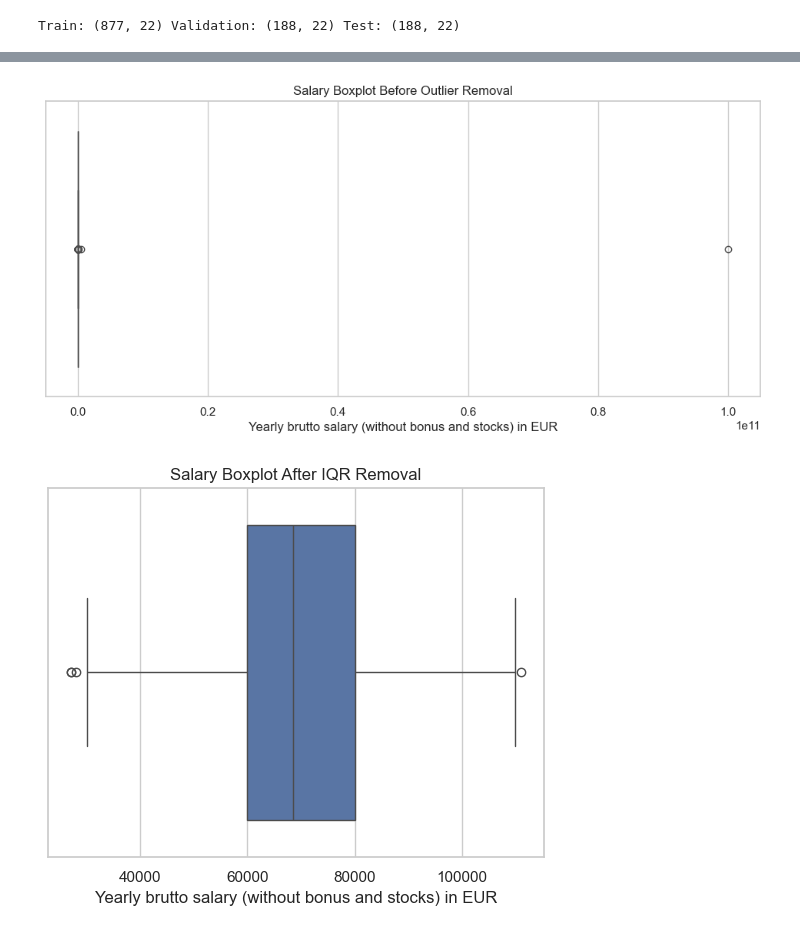
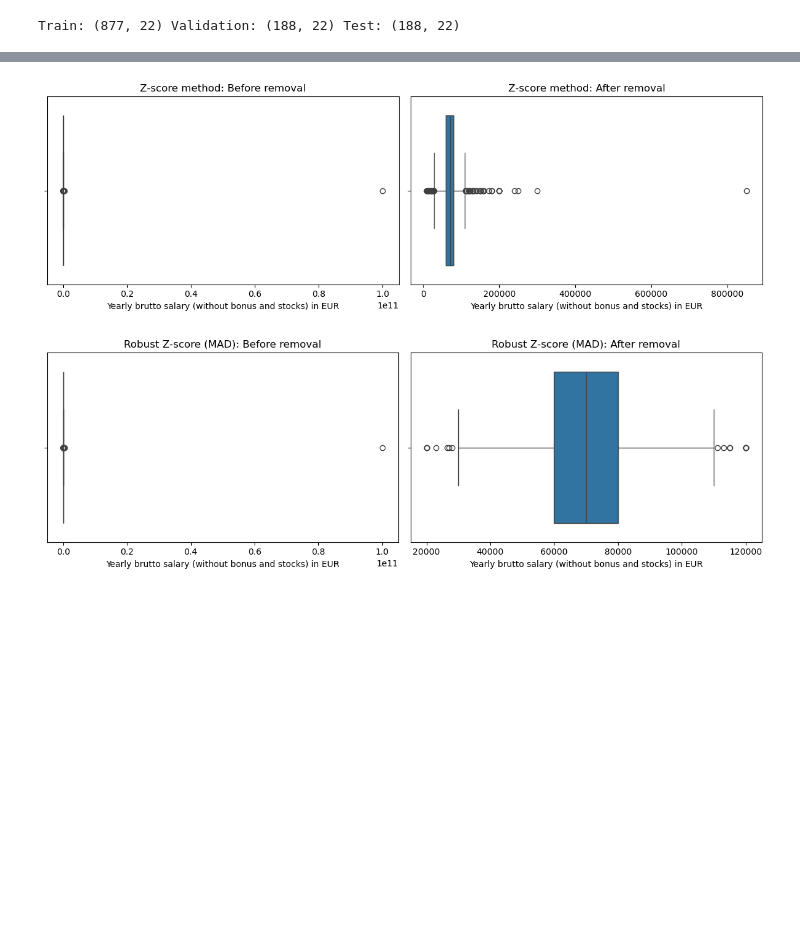
Before and after one commit to ZakariaTikialine/TP-FDS, a Jupyter notebook: tp3/notebook.ipynb, the cells around one changed output, grey strips where cells are left out. Drawn from its saved outputs; the diff is of its cells as text; code cells hidden in the pictures; blank space fills up the shorter version.

```diff
--- a/tp3/notebook.ipynb
+++ b/tp3/notebook.ipynb
@@ -5,7 +5,21 @@ import matplotlib.pyplot as plt
 import seaborn as sns
 from scipy import stats
 
+from sklearn.model_selection import train_test_split, cross_val_score
+from sklearn.impute import SimpleImputer, KNNImputer
+from sklearn.preprocessing import StandardScaler, MinMaxScaler, OneHotEncoder, OrdinalEncoder, Normalizer
+from sklearn.decomposition import PCA
+from sklearn.feature_selection import RFE, SequentialFeatureSelector
+from sklearn.linear_model import LinearRegression
+from sklearn.metrics import r2_score
+
+TARGET = "Yearly brutto salary (without bonus and stocks) in EUR"
+EXPERIENCE_COL = "Total years of experience"
+
 df = pd.read_csv("data.csv")
+if EXPERIENCE_COL in df.columns:
+    df[EXPERIENCE_COL] = pd.to_numeric(df[EXPERIENCE_COL], errors='coerce')
+
 print("Shape:", df.shape)
 print("\nData types:\n", df.dtypes)
 print("\nMissing values:\n", df.isnull().sum())
@@ -17,8 +31,11 @@ for col in df.select_dtypes(include=['object']).columns:
 
 numeric_cols = df.select_dtypes(include=['int64','float64']).columns.tolist()
 categorical_cols = df.select_dtypes(include=['category']).columns.tolist()
-print("\nNumeric columns:", numeric_cols)
+numeric_feature_cols = [col for col in numeric_cols if col != TARGET]
+
+print("\nNumeric feature columns:", numeric_feature_cols)
 print("Categorical columns:", categorical_cols)
+print("Target column:", TARGET)
 
 # Answers :
 # Columns with missing values: Any column where df.isnull().sum() > 0. For example, often Salary, Years of Experience, City, Position, or Education Level may have missing entries.
@@ -118,20 +168,49 @@ KNN imputed: 80279042.57871509
 # %%
-z_scores = np.abs(stats.zscore(df[numeric_cols]))
+numeric_for_outlier = df[numeric_cols].copy()
+median_values = numeric_for_outlier.median()
+numeric_for_outlier = numeric_for_outlier.fillna(median_values)
+
+z_scores = np.abs(stats.zscore(numeric_for_outlier, nan_policy='omit'))
 outliers_z = (z_scores > 3).any(axis=1)
 print("\nZ-score outliers count:", outliers_z.sum())
-# IQR method
-Q1 = df[numeric_cols].quantile(0.25)
-Q3 = df[numeric_cols].quantile(0.75)
+
+mad = np.median(np.abs(numeric_for_outlier - np.median(numeric_for_outlier, axis=0)), axis=0)
+mad = np.where(mad == 0, 1e-9, mad)
+robust_z = 0.6745 * (numeric_for_outlier - np.median(numeric_for_outlier, axis=0)) / mad
+outliers_robust = (np.abs(robust_z) > 3.5).any(axis=1)
+print("Robust Z-score outliers count:", outliers_robust.sum())
+
+Q1 = numeric_for_outlier.quantile(0.25)
+Q3 = numeric_for_outlier.quantile(0.75)
 IQR = Q3 - Q1
-outliers_iqr = ((df[numeric_cols] < (Q1 - 1.5*IQR)) | (df[numeric_cols] > (Q3 + 1.5*IQR))).any(axis=1)
+outliers_iqr = ((numeric_for_outlier < (Q1 - 1.5*IQR)) | (numeric_for_outlier > (Q3 + 1.5*IQR))).any(axis=1)
 print("IQR outliers count:", outliers_iqr.sum())
-# Visualize before and after
-plt.figure(figsize=(12,5))
-sns.boxplot(x=df['Yearly brutto salary (without bonus and stocks) in EUR'])
-plt.title("Salary Boxplot Before Outlier Removal")
-plt.show()
-df_no_outliers = df[~outliers_iqr]
-sns.boxplot(x=df_no_outliers['Yearly brutto salary (without bonus and stocks) in EUR'])
-plt.title("Salary Boxplot After IQR Removal")
-plt.show()
+
+def plot_before_after(outlier_mask, label):
+    fig, axes = plt.subplots(1, 2, figsize=(12, 4))
+    sns.boxplot(x=df[TARGET], ax=axes[0])
+    axes[0].set_title(f"{label}: Before removal")
+    axes[0].set_xlabel(TARGET)
+    cleaned = df.loc[~outlier_mask, TARGET]
+    if cleaned.empty:
+        axes[1].text(0.5, 0.5, "All rows flagged as outliers", ha='center', va='center')
+        axes[1].set_xlim(0, 1)
+    else:
+        sns.boxplot(x=cleaned, ax=axes[1])
+    axes[1].set_title(f"{label}: After removal")
+    axes[1].set_xlabel(TARGET)
+    plt.tight_layout()
+    plt.show()
+
+plot_before_after(outliers_z, "Z-score method")
+plot_before_after(outliers_robust, "Robust Z-score (MAD)")
+plot_before_after(outliers_iqr, "IQR rule")
+
+# Answers :
+# Which method removes the most points?
+# → Compare counts above; IQR or standard Z-score typically removes more than robust.
+# Which method seems to preserve the overall distribution best?
+# → Robust Z-score usually preserves distribution because it relies on median/MAD.
+# Why are outliers sometimes important to keep?
+# → Outliers can represent significant variations in data, such as high earners, and removing them may lead to loss of important information.
 # %% [output]
@@ -140,2 +220,2 @@ IQR outliers count: 130
-[figure, old version]
+[figure, new version]
-[figure, old version]
+[figure, new version]
```
Also changed, not shown: parts of 10 cells of this notebook.
